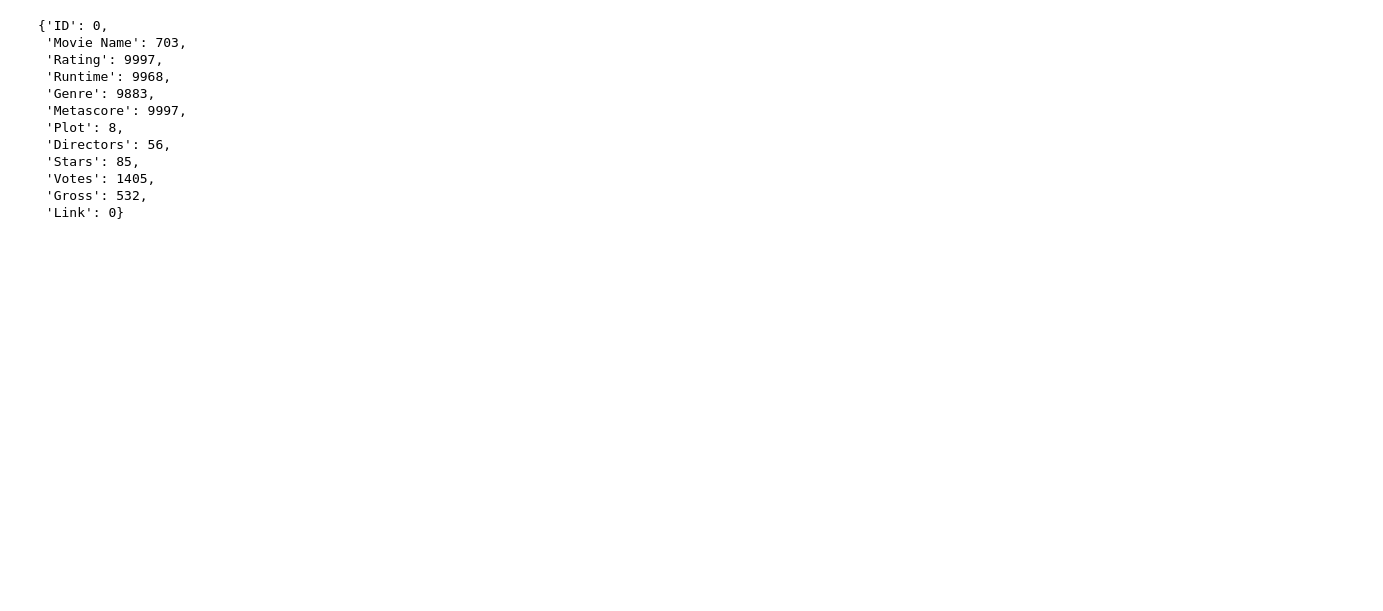
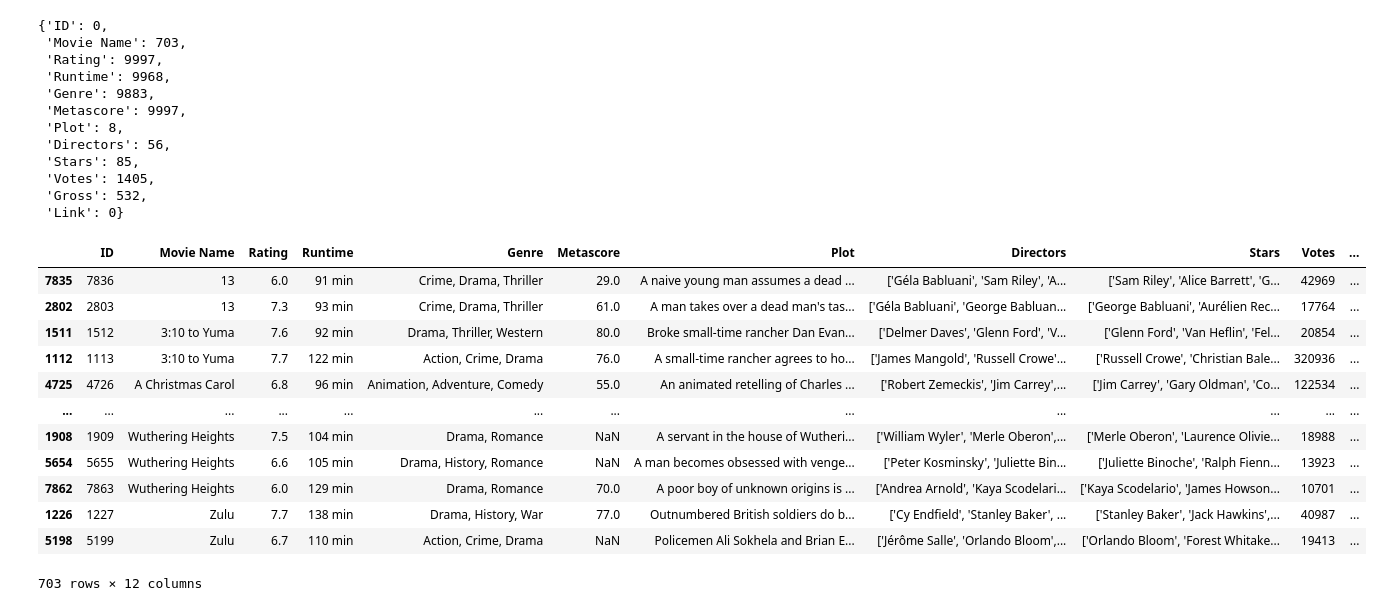
Before and after one commit to JeanetteLeon/Python_Proyecto_Final, a Jupyter notebook: notebooks/01_Analisis_Exploratorio.ipynb, the cells around one changed output. Drawn from its saved outputs; the diff is of its cells as text; code cells hidden in the pictures; blank space fills up the shorter version.

```diff
--- a/notebooks/01_Analisis_Exploratorio.ipynb
+++ b/notebooks/01_Analisis_Exploratorio.ipynb
@@ -114,3 +140,27 @@ resumen_duplicados
  'Votes': 1405,
  'Gross': 532,
  'Link': 0}
+# %%
+# Revisión de duplicados en el campo "Movie"
+
+duplicados_movie = dataset[dataset['Movie Name'].duplicated(keep=False)]
+duplicados_movie = duplicados_movie.sort_values(by='Movie Name')
+
+duplicados_movie
+
+# Exportar resultado en excel
+# duplicados_movie.to_excel('../output/duplicados/duplicados_movie.xlsx', index=False)
+# %% [output]
+|  | ID | Movie Name | Rating | Runtime | Genre | Metascore | Plot | Directors | Stars | Votes | ... |
+| 7835 | 7836 | 13 | 6.0 | 91 min | Crime, Drama, Thriller | 29.0 | A naive young man assumes a dead ... | ['Géla Babluani', 'Sam Riley', 'A... | ['Sam Riley', 'Alice Barrett', 'G... | 42969 | ... |
+| 2802 | 2803 | 13 | 7.3 | 93 min | Crime, Drama, Thriller | 61.0 | A man takes over a dead man's tas... | ['Géla Babluani', 'George Babluan... | ['George Babluani', 'Aurélien Rec... | 17764 | ... |
+| 1511 | 1512 | 3:10 to Yuma | 7.6 | 92 min | Drama, Thriller, Western | 80.0 | Broke small-time rancher Dan Evan... | ['Delmer Daves', 'Glenn Ford', 'V... | ['Glenn Ford', 'Van Heflin', 'Fel... | 20854 | ... |
+| 1112 | 1113 | 3:10 to Yuma | 7.7 | 122 min | Action, Crime, Drama | 76.0 | A small-time rancher agrees to ho... | ['James Mangold', 'Russell Crowe'... | ['Russell Crowe', 'Christian Bale... | 320936 | ... |
+| 4725 | 4726 | A Christmas Carol | 6.8 | 96 min | Animation, Adventure, Comedy | 55.0 | An animated retelling of Charles ... | ['Robert Zemeckis', 'Jim Carrey',... | ['Jim Carrey', 'Gary Oldman', 'Co... | 122534 | ... |
+| ... | ... | ... | ... | ... | ... | ... | ... | ... | ... | ... | ... |
+| 1908 | 1909 | Wuthering Heights | 7.5 | 104 min | Drama, Romance | NaN | A servant in the house of Wutheri... | ['William Wyler', 'Merle Oberon',... | ['Merle Oberon', 'Laurence Olivie... | 18988 | ... |
+| 5654 | 5655 | Wuthering Heights | 6.6 | 105 min | Drama, History, Romance | NaN | A man becomes obsessed with venge... | ['Peter Kosminsky', 'Juliette Bin... | ['Juliette Binoche', 'Ralph Fienn... | 13923 | ... |
+| 7862 | 7863 | Wuthering Heights | 6.0 | 129 min | Drama, Romance | 70.0 | A poor boy of unknown origins is ... | ['Andrea Arnold', 'Kaya Scodelari... | ['Kaya Scodelario', 'James Howson... | 10701 | ... |
+| 1226 | 1227 | Zulu | 7.7 | 138 min | Drama, History, War | 77.0 | Outnumbered British soldiers do b... | ['Cy Endfield', 'Stanley Baker', ... | ['Stanley Baker', 'Jack Hawkins',... | 40987 | ... |
+| 5198 | 5199 | Zulu | 6.7 | 110 min | Action, Crime, Drama | NaN | Policemen Ali Sokhela and Brian E... | ['Jérôme Salle', 'Orlando Bloom',... | ['Orlando Bloom', 'Forest Whitake... | 19413 | ... |
+703 rows × 12 columns
```
Also changed, not shown: parts of 3 cells of this notebook, 2 other files.
